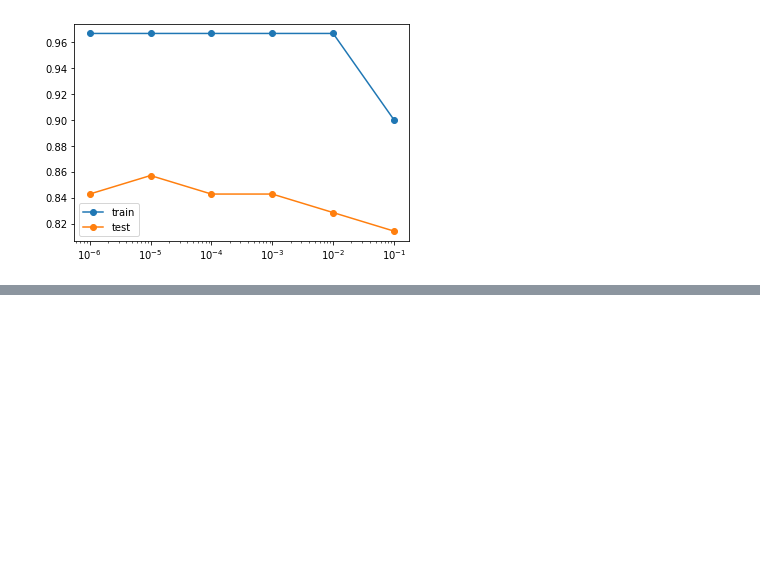
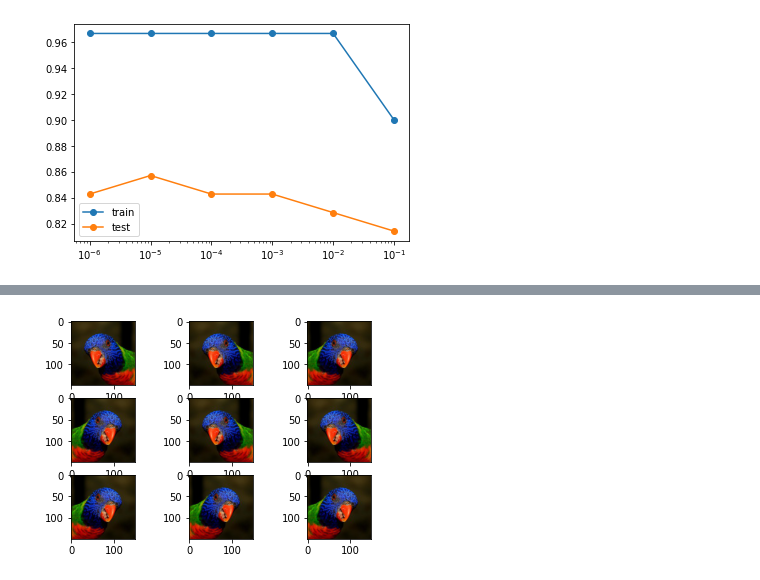
Before and after one commit to mahesh-keswani/ML-DL-FromBasicsToAdvance, a Jupyter notebook: keras_examples/RegularizationForANN_CNN_RNN.ipynb, the cells around one changed output, grey strips where cells are left out. Cells and saved outputs as stored; diff of their text form; code cells hidden in the pictures; blank space fills up the shorter version.

```diff
--- a/keras_examples/RegularizationForANN_CNN_RNN.ipynb
+++ b/keras_examples/RegularizationForANN_CNN_RNN.ipynb
@@ -131,0 +256,29 @@ plt.legend();
+# %%
+# Horizontal and Vertical Flip Augmentation
+# An image flip means reversing the rows or columns of pixels in the case of a vertical or horizontal flip respectively.
+
+#  The flip augmentation is specified by a boolean horizontal_flip or vertical_flip argument to the ImageDataGenerator class constructor.
+#  For photographs like the bird photograph used in this tutorial, horizontal flips may make sense, but vertical flips would not.
+#  For other types of images, such as aerial photographs, cosmology photographs, and microscopic photographs, perhaps
+#  vertical flips make sense.
+
+# create image data augmentation generator
+datagen = ImageDataGenerator(horizontal_flip=True)
+
+# prepare iterator
+it = datagen.flow(samples, batch_size=1)
+
+# looping 9 times and generate samples and plot
+for i in range(9):
+	# define subplot
+	pyplot.subplot(330 + 1 + i)
+	# generate batch of images
+	batch = it.next()
+	# convert to unsigned integers for viewing
+	image = batch[0].astype('uint8')
+	# plot raw pixel data
+	pyplot.imshow(image)
+# show the figure
+pyplot.show()
+# %% [output]
+[figure, added]
```
Also changed, not shown: parts of 13 cells of this notebook.
